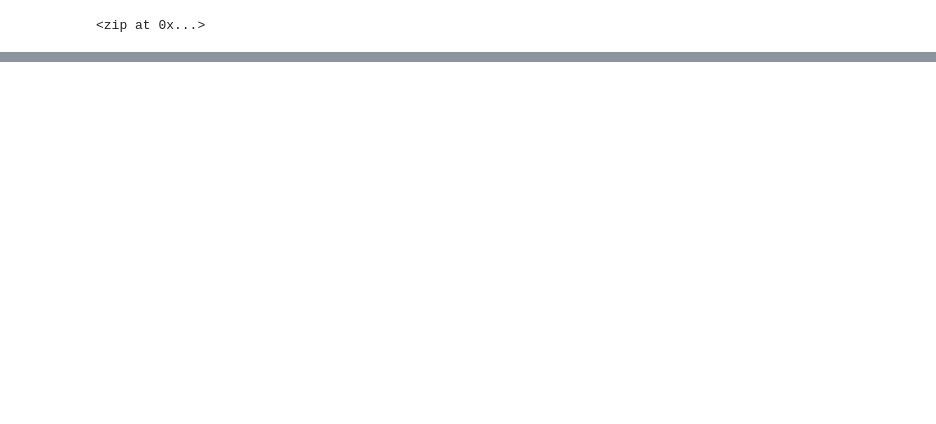
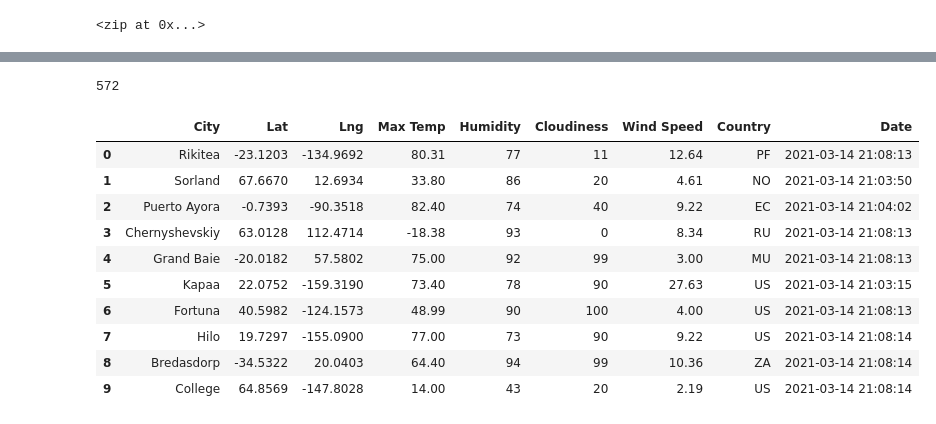
Before and after one commit to RuthLD/World_Weather_Analysis, a Jupyter notebook: WeatherPy.ipynb, the cells around one changed output, grey strips where cells are left out. Cells and saved outputs as stored; diff of their text form; code cells hidden in the pictures; blank space fills up the shorter version.

Commit message:
Updating WeatherPy.ipynb and .gitignore.

```diff
--- a/WeatherPy.ipynb
+++ b/WeatherPy.ipynb
@@ -33,0 +43,3 @@ len(cities)
+# %%
+# Starting URL for Weather Map API Call.
+url = "http://api.openweathermap.org/data/2.5/weather?units=Imperial&APPID="+ weather_api_key
@@ -33,0 +124,21 @@ len(cities)
+# %%
+# Check that over 500 cities are in city_data
+print(len(city_data))
+# %% [output]
+572
+# %%
+# Convert the array of dictionaries to a Pandas DataFrame.
+city_data_df = pd.DataFrame(city_data)
+city_data_df.head(10)
+# %% [output]
+|  | City | Lat | Lng | Max Temp | Humidity | Cloudiness | Wind Speed | Country | Date |
+| 0 | Rikitea | -23.1203 | -134.9692 | 80.31 | 77 | 11 | 12.64 | PF | 2021-03-14 21:08:13 |
+| 1 | Sorland | 67.6670 | 12.6934 | 33.80 | 86 | 20 | 4.61 | NO | 2021-03-14 21:03:50 |
+| 2 | Puerto Ayora | -0.7393 | -90.3518 | 82.40 | 74 | 40 | 9.22 | EC | 2021-03-14 21:04:02 |
+| 3 | Chernyshevskiy | 63.0128 | 112.4714 | -18.38 | 93 | 0 | 8.34 | RU | 2021-03-14 21:08:13 |
+| 4 | Grand Baie | -20.0182 | 57.5802 | 75.00 | 92 | 99 | 3.00 | MU | 2021-03-14 21:08:13 |
+| 5 | Kapaa | 22.0752 | -159.3190 | 73.40 | 78 | 90 | 27.63 | US | 2021-03-14 21:03:15 |
+| 6 | Fortuna | 40.5982 | -124.1573 | 48.99 | 90 | 100 | 4.00 | US | 2021-03-14 21:08:13 |
+| 7 | Hilo | 19.7297 | -155.0900 | 77.00 | 73 | 90 | 9.22 | US | 2021-03-14 21:08:14 |
+| 8 | Bredasdorp | -34.5322 | 20.0403 | 64.40 | 94 | 99 | 10.36 | ZA | 2021-03-14 21:08:14 |
+| 9 | College | 64.8569 | -147.8028 | 14.00 | 43 | 20 | 2.19 | US | 2021-03-14 21:08:14 |
```
Also changed, not shown: parts of 5 cells of this notebook, 1 other file.
